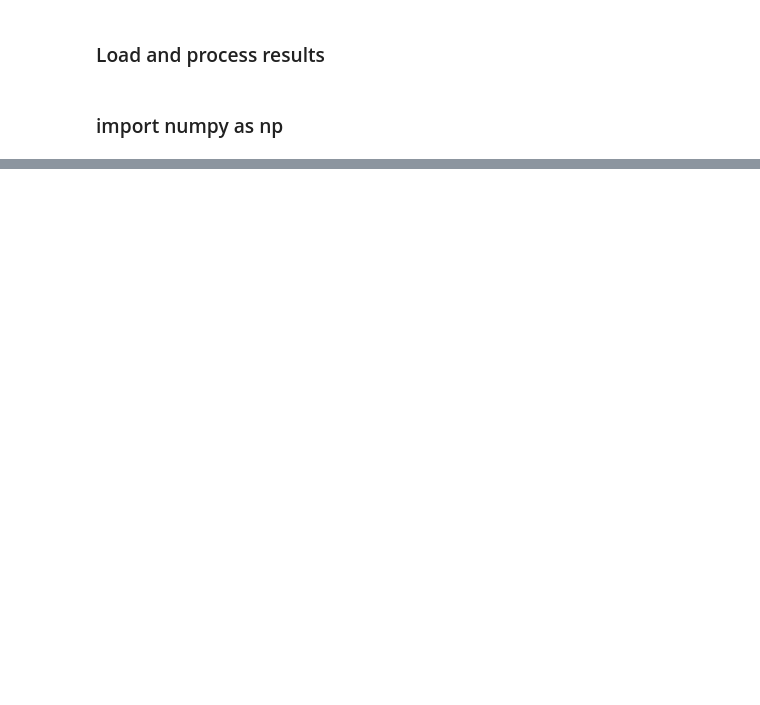
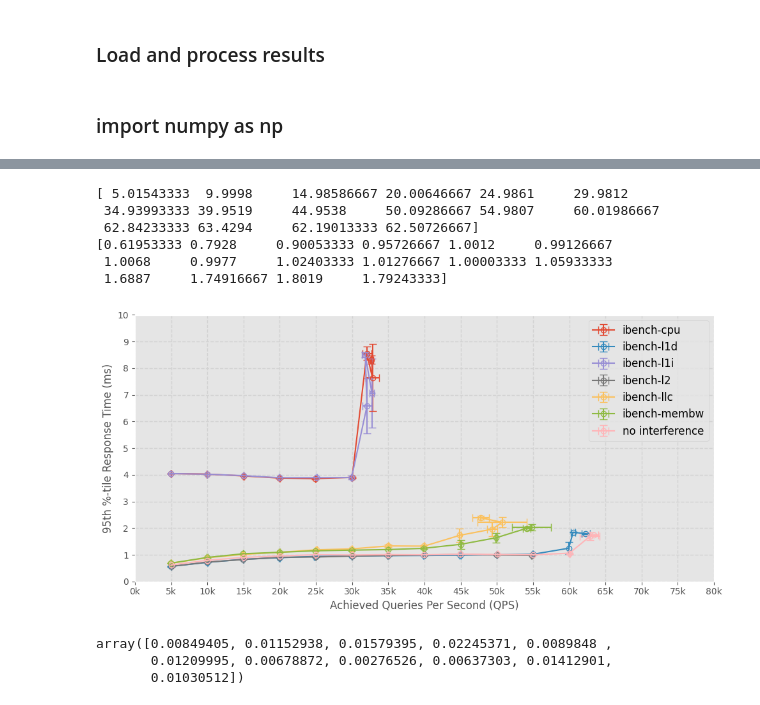
Before and after one commit to ixsanpe/cca-project, a Jupyter notebook: Plot1a.ipynb, the cells around one changed output, grey strips where cells are left out. Saved outputs shown, nothing was run; the diff lists cells and outputs as text; code cells hidden in the pictures; blank space fills up the shorter version.

Commit message:
add plot

```diff
--- a/Plot1a.ipynb
+++ b/Plot1a.ipynb
@@ -41,7 +41,7 @@ for iname in int_types:
     else:
         res_path = 'ibench-' + iname + '/run'
     # Load each run's results
-    for i in range(1, 3):
+    for i in range(1, 4):
         data = pd.read_csv(base_path + res_path + str(i) + '.ssv' ,delim_whitespace=True)
         res = list(data['p95'])
         qps = list(data['QPS'])
@@ -89,0 +55,75 @@ plt.xticks(range(5000, 80001, 5000), xlabs)
+# %%
+plt.style.use('ggplot')
+fig = plt.figure(figsize=(10,5),dpi=100)
+fig_ax = fig.gca()
+
+for key in run_results:
+    arrays_lat = [np.array(x) for x in run_results[key]]
+    arrays_lat = np.array(arrays_lat) / 1000.0
+    arrays_qps = [np.array(x) for x in run_achieved_qps[key]]
+    arrays_qps = np.array(arrays_qps) / 1000.0
+
+    means_lat = np.array([np.mean(k) for k in zip(*arrays_lat)])
+    errors_lat = np.array([np.std(k) for k in zip(*arrays_lat)])
+
+    means_qps = np.array([np.mean(k) for k in zip(*arrays_qps)])
+    errors_qps = np.array([np.std(k) for k in zip(*arrays_qps)])
+
+
+    if key == 'cpu':
+        positions = [0,1,2,3,4,5,6,11,14]
+    if key == 'l1d':
+        positions = list(range(0,len(means_lat)-2))
+    if key == 'l1i':
+        #print(means_qps)
+        positions = [0,1,2,3,4,5,6,7,14]
+    if key == 'l2':
+        positions = list(range(0,len(means_lat)-5))
+    if key == 'llc':
+        positions = list(range(0,len(means_lat)-4))
+    if key == 'membw':
+        positions = list(range(0,len(means_lat)-4))
+    if key == 'no_intf':
+        positions = list(range(0,len(means_lat)-2))
+        print(means_qps)
+        print(means_lat)
+
+    means_qps = means_qps[positions]
+    means_lat = means_lat[positions]
+    errors_lat = errors_lat[positions]
+    errors_qps = errors_qps[positions]
+
+    fig_ax.errorbar(means_qps, means_lat, yerr = errors_lat, xerr = errors_qps,
+                 marker='o', markerfacecolor = 'none', capsize=4)
+                   #errorevery=(1,1))
+
+# Style figure
+xlabs = ['0k', '5k','10k','15k','20k','25k','30k','35k','40k','45k','50k','55k','60k','65k', '70k','75k','80k']
+plt.xticks(range(0, 81, 5), xlabs)
+ylabs = ['0', '1','2','3','4','5','6','7','8','9','10']
+plt.yticks(range(0,11,1), ylabs)
+ylabel = '95th %-tile Response Time (ms)'
+xlabel = 'Achieved Queries Per Second (QPS)'
+plt.xlabel(xlabel)
+plt.ylabel(ylabel)
+legend = ['ibench-cpu', 'ibench-l1d', 'ibench-l1i', 'ibench-l2', 'ibench-llc', 'ibench-membw', 'no interference']
+plt.legend(legend, fontsize=12)
+plt.grid(True, color='lightgray', linestyle='--', linewidth=1)
+#fig_ax.set_title('Tail latency for different interferences at memcached', fontsize = 14)
+# Save plot
+plt.tight_layout()
+plt.savefig("plot1.pdf")
+# %% [output]
+[ 5.01543333  9.9998     14.98586667 20.00646667 24.9861     29.9812
+ 34.93993333 39.9519     44.9538     50.09286667 54.9807     60.01986667
+ 62.84233333 63.4294     62.19013333 62.50726667]
+[0.61953333 0.7928     0.90053333 0.95726667 1.0012     0.99126667
+ 1.0068     0.9977     1.02403333 1.01276667 1.00003333 1.05933333
+ 1.6887     1.74916667 1.8019     1.79243333]
+[figure, added]
+# %%
+errors_lat
+# %% [output]
+array([0.00849405, 0.01152938, 0.01579395, 0.02245371, 0.0089848 ,
+       0.01209995, 0.00678872, 0.00276526, 0.00637303, 0.01412901,
+       0.01030512])
```
Also changed, not shown: parts of 8 cells of this notebook.
